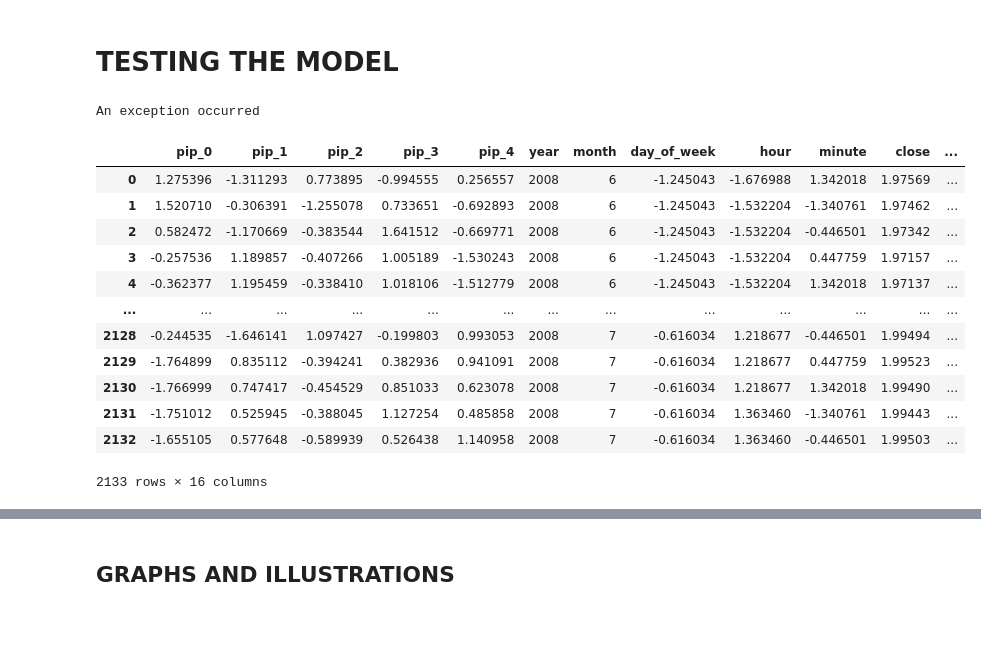
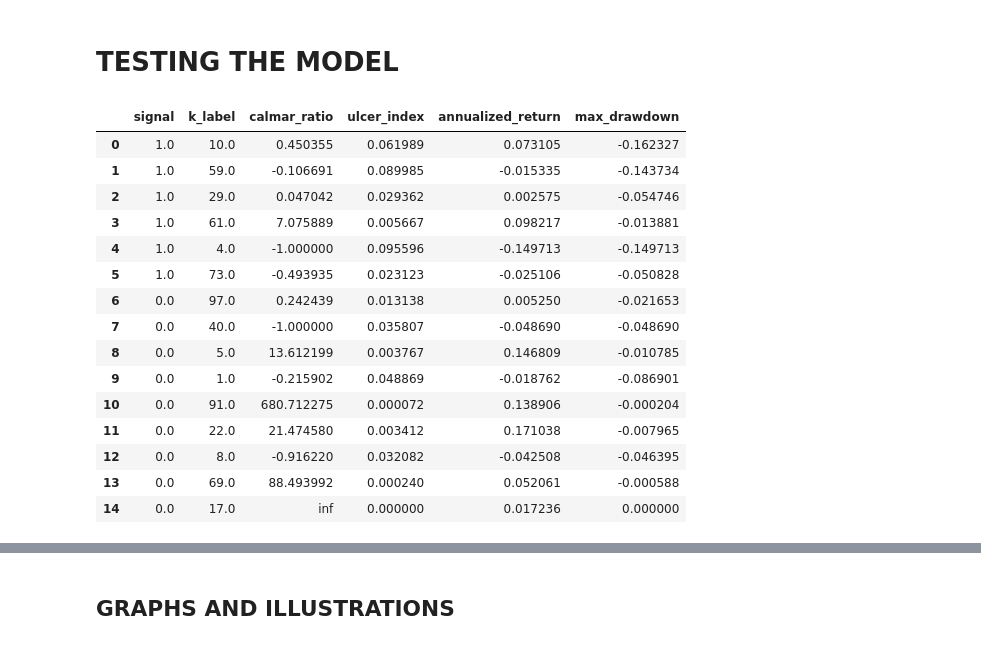
Before and after one commit to EngineerDanny/robust_algo_trader, a Jupyter notebook: kmeans/perceptually_important.ipynb, the cells around one changed output, grey strips where cells are left out. Drawn from its saved outputs; the diff is of its cells as text; code cells hidden in the pictures.

Commit message:
Update kmeans label tests

```diff
--- a/kmeans/perceptually_important.ipynb
+++ b/kmeans/perceptually_important.ipynb
@@ -60,8 +62,8 @@ def distance(data, pips_x, pips_y, i, left_adj, right_adj, dist_measure):
 data = pd.read_csv("/Users/newuser/Projects/robust_algo_trader/data/gen_oanda_data/GBP_USD_M15_raw_data.csv", parse_dates=['time'])
 data = data.set_index('time')
 # take data from 2007 to 2014
-data = data['2007-01-01':'2008-01-01']
-# data = data['2007-01-01':'2007-06-01']
+# data = data['2007-01-01':'2007-01-01']
+data = data['2007-01-01':'2007-04-01']
 
 # add new columns from the time column, year, month, day, hour, minute
 data['year'] = data.index.year
@@ -227,7 +212,9 @@ test_df = pd.read_csv("/Users/newuser/Projects/robust_algo_trader/data/gen_oanda
 test_df = test_df.set_index('time')
 # take data from 2007 to 2014
 # test_df = test_df['2008-01-01':'2008-06-01']
-test_df = test_df['2008-06-01':'2008-07-01']
+# test_df = test_df['2007-06-01':'2007-08-01']
+# test_df = test_df['2007-04-01':'2007-05-01']
+test_df = test_df['2007-05-10':'2007-05-20']
 
 # add new columns from the time column, year, month, day, hour, minute
 test_df['year'] = test_df.index.year
@@ -246,46 +233,84 @@ for index in range(n_close_points, len(test_df)):
     try:
         x_close = test_df['close'].iloc[index-n_close_points:index].to_numpy()
         pips_x, pips_y = find_pips(x_close, n_perc_points, dist_measure)
         scaled_pips_y = StandardScaler().fit_transform(np.array(pips_y).reshape(-1, 1)).reshape(-1)
         pips_y_dict = {f'pip_{i}': scaled_pips_y[i] for i in range(n_perc_points)}
         j = index - 1
         pips_y_dict['year'] = test_df['year'].iloc[j]
         pips_y_dict['month'] = test_df['month'].iloc[j]
         pips_y_dict['day_of_week'] = test_df['day_of_week'].iloc[j]
         pips_y_dict['hour'] = test_df['hour'].iloc[j]
         pips_y_dict['minute'] = test_df['minute'].iloc[j]
         pips_y_dict['close'] = test_df['close'].iloc[j]
         pips_y_dict['current_log_ratio'] = 2500 * np.log(pips_y_dict['close'] / test_df['close'].iloc[j-1])
         # future features
         pips_y_dict['future_close'] = test_df['close'].iloc[j+future_candles]
         pips_y_dict['future_return'] = pips_y_dict['future_close'] - pips_y_dict['close']
         pips_y_dict['future_log_ratio'] = 2500 * np.log(pips_y_dict['future_close'] / pips_y_dict['close'])
         pips_y_list.append(pips_y_dict)
     except:
-        print('An exception occurred')
         break
 
 pips_y_test_df = pd.DataFrame(pips_y_list)
 pips_y_test_df_np = pips_y_test_df.to_numpy()
 
 pips_y_test_df[['day_of_week', 'hour', 'minute']] = StandardScaler().fit_transform(pips_y_test_df[['day_of_week','hour', 'minute']])
 pips_y_test_df_np = pips_y_test_df[['pip_0', 'pip_1', 'pip_2', 'pip_3', 'pip_4', 'day_of_week', 'hour', 'minute']].to_numpy()
 y_test_pred = kmeans.predict(pips_y_test_df_np)
 pips_y_test_df['k_label'] = y_test_pred
 y_test_pips_df = pips_y_test_df.copy()
-y_test_pips_df
+
+test_performing_k_labels_list = []
+for i in range(len(first_best_performing_k_labels_df)):
+    m_k_label = first_best_performing_k_labels_df.iloc[i]['k_label']
+    signal = first_best_performing_k_labels_df.iloc[i]['signal']
+    test_pips_y_copy_df = y_test_pips_df[(y_test_pips_df["k_label"] == m_k_label)]
+    test_k_label_cumsum = test_pips_y_copy_df["future_log_ratio"].cumsum()
+    test_k_label_cumsum = test_k_label_cumsum.reset_index(drop=True)
+    if signal == 0:
+        test_k_label_cumsum = -test_k_label_cumsum
+    # Add a constant value to the series
+    test_k_label_cumsum = test_k_label_cumsum + 100
+    n_period = 252
+    rf = 0.01
+    annualized_return = (
+        test_k_label_cumsum.iloc[-1] / test_k_label_cumsum.iloc[0]
+    ) ** (1 / 1) - 1
+    annualized_std = test_k_label_cumsum.std()
+    ulcer_index = m_ulcer_index(test_k_label_cumsum)
+    max_drawdown = ffn.calc_max_drawdown(test_k_label_cumsum)
+    calmar_ratio = annualized_return / abs(max_drawdown)
+    if (
+        True
+        # and calmar_ratio >= 2
+        # and ulcer_index < 0.2
+        # and annualized_return > 0.02
+        # and abs(max_drawdown) < 0.4
+    ):
+        test_performing_k_labels_list.append({
+            "signal": signal,
+            "k_label": m_k_label,
+            "calmar_ratio": calmar_ratio,
+            "ulcer_index": ulcer_index,
+            "annualized_return": annualized_return,
+            "max_drawdown": max_drawdown
+        })
+test_performing_k_labels_df = pd.DataFrame(test_performing_k_labels_list)
+test_performing_k_labels_df
 # %% [output]
-An exception occurred
-|  | pip_0 | pip_1 | pip_2 | pip_3 | pip_4 | year | month | day_of_week | hour | minute | close | ... |
-| 0 | 1.275396 | -1.311293 | 0.773895 | -0.994555 | 0.256557 | 2008 | 6 | -1.245043 | -1.676988 | 1.342018 | 1.97569 | ... |
-| 1 | 1.520710 | -0.306391 | -1.255078 | 0.733651 | -0.692893 | 2008 | 6 | -1.245043 | -1.532204 | -1.340761 | 1.97462 | ... |
-| 2 | 0.582472 | -1.170669 | -0.383544 | 1.641512 | -0.669771 | 2008 | 6 | -1.245043 | -1.532204 | -0.446501 | 1.97342 | ... |
-| 3 | -0.257536 | 1.189857 | -0.407266 | 1.005189 | -1.530243 | 2008 | 6 | -1.245043 | -1.532204 | 0.447759 | 1.97157 | ... |
-| 4 | -0.362377 | 1.195459 | -0.338410 | 1.018106 | -1.512779 | 2008 | 6 | -1.245043 | -1.532204 | 1.342018 | 1.97137 | ... |
-| ... | ... | ... | ... | ... | ... | ... | ... | ... | ... | ... | ... | ... |
-| 2128 | -0.244535 | -1.646141 | 1.097427 | -0.199803 | 0.993053 | 2008 | 7 | -0.616034 | 1.218677 | -0.446501 | 1.99494 | ... |
-| 2129 | -1.764899 | 0.835112 | -0.394241 | 0.382936 | 0.941091 | 2008 | 7 | -0.616034 | 1.218677 | 0.447759 | 1.99523 | ... |
-| 2130 | -1.766999 | 0.747417 | -0.454529 | 0.851033 | 0.623078 | 2008 | 7 | -0.616034 | 1.218677 | 1.342018 | 1.99490 | ... |
-| 2131 | -1.751012 | 0.525945 | -0.388045 | 1.127254 | 0.485858 | 2008 | 7 | -0.616034 | 1.363460 | -1.340761 | 1.99443 | ... |
-| 2132 | -1.655105 | 0.577648 | -0.589939 | 0.526438 | 1.140958 | 2008 | 7 | -0.616034 | 1.363460 | -0.446501 | 1.99503 | ... |
+|  | signal | k_label | calmar_ratio | ulcer_index | annualized_return | max_drawdown |
+| 0 | 1.0 | 10.0 | 0.450355 | 0.061989 | 0.073105 | -0.162327 |
+| 1 | 1.0 | 59.0 | -0.106691 | 0.089985 | -0.015335 | -0.143734 |
+| 2 | 1.0 | 29.0 | 0.047042 | 0.029362 | 0.002575 | -0.054746 |
+| 3 | 1.0 | 61.0 | 7.075889 | 0.005667 | 0.098217 | -0.013881 |
+| 4 | 1.0 | 4.0 | -1.000000 | 0.095596 | -0.149713 | -0.149713 |
+| 5 | 1.0 | 73.0 | -0.493935 | 0.023123 | -0.025106 | -0.050828 |
+| 6 | 0.0 | 97.0 | 0.242439 | 0.013138 | 0.005250 | -0.021653 |
+| 7 | 0.0 | 40.0 | -1.000000 | 0.035807 | -0.048690 | -0.048690 |
+| 8 | 0.0 | 5.0 | 13.612199 | 0.003767 | 0.146809 | -0.010785 |
+| 9 | 0.0 | 1.0 | -0.215902 | 0.048869 | -0.018762 | -0.086901 |
+| 10 | 0.0 | 91.0 | 680.712275 | 0.000072 | 0.138906 | -0.000204 |
+| 11 | 0.0 | 22.0 | 21.474580 | 0.003412 | 0.171038 | -0.007965 |
+| 12 | 0.0 | 8.0 | -0.916220 | 0.032082 | -0.042508 | -0.046395 |
+| 13 | 0.0 | 69.0 | 88.493992 | 0.000240 | 0.052061 | -0.000588 |
+| 14 | 0.0 | 17.0 | inf | 0.000000 | 0.017236 | 0.000000 |
-2133 rows × 16 columns
```
Also changed, not shown: parts of 8 cells of this notebook.
